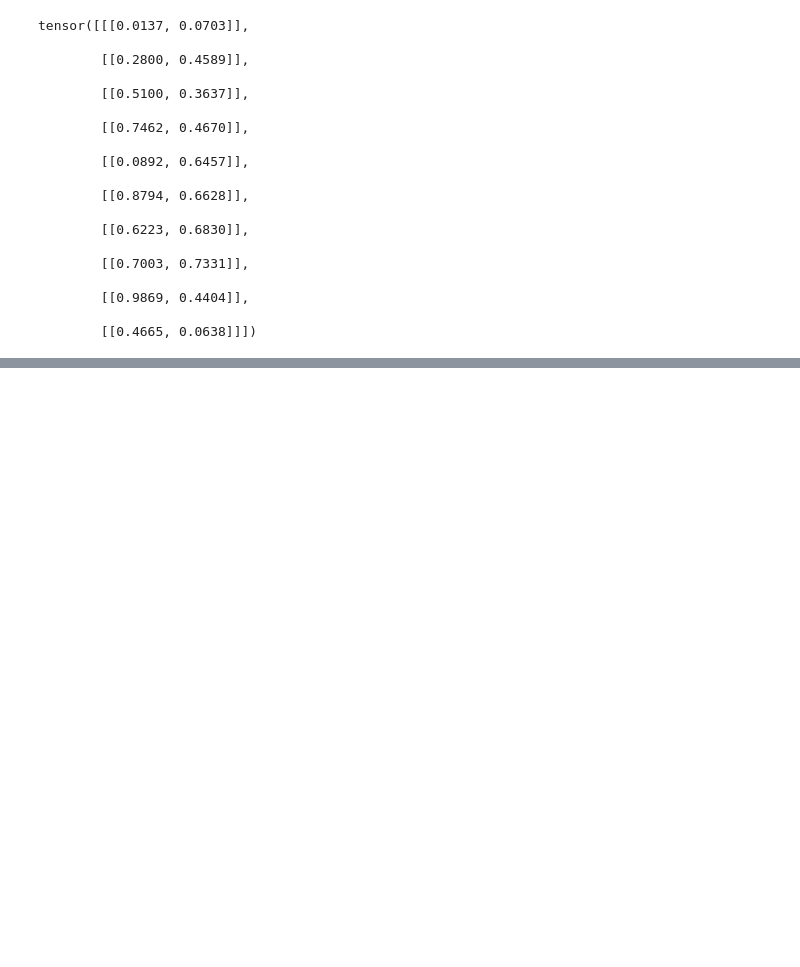
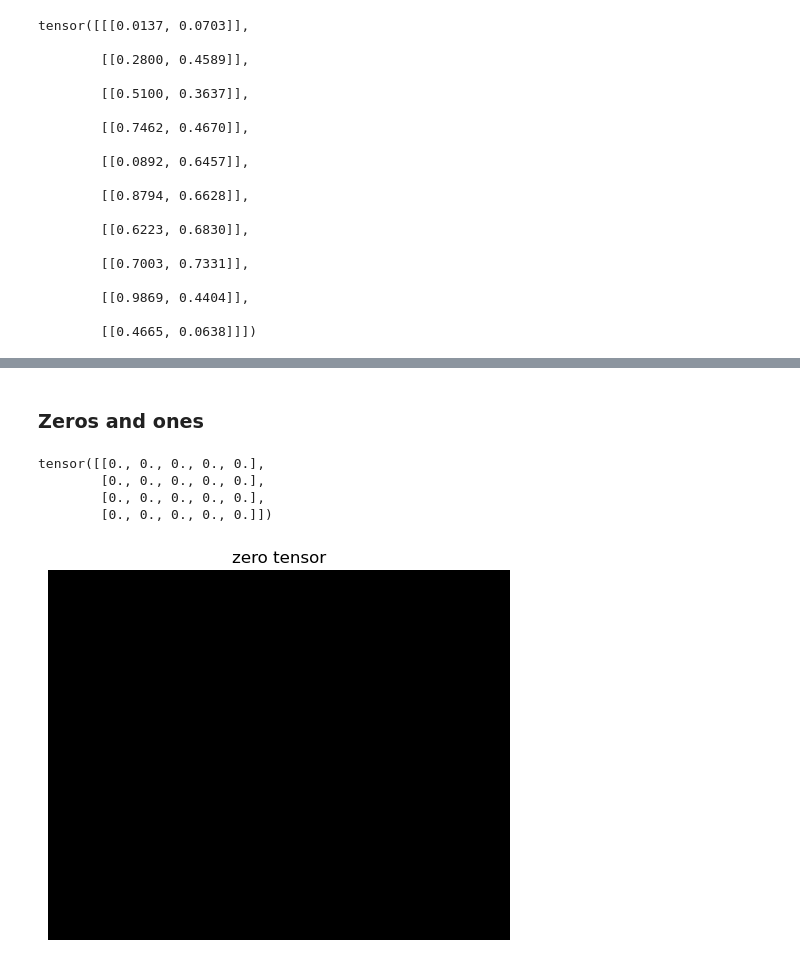
Before and after one commit to SouvickC/Computer_Vision, a Jupyter notebook: 2_Random_num.ipynb, the cells around one changed output, grey strips where cells are left out. Saved outputs shown, nothing was run; the diff lists cells and outputs as text; code cells hidden in the pictures; blank space fills up the shorter version.

```diff
--- a/2_Random_num.ipynb
+++ b/2_Random_num.ipynb
@@ -95,0 +134,20 @@ ModuleNotFoundError: No module named 'sklearn'
+# %% [markdown]
+### Zeros and ones
+# %%
+zeros_tensor=torch.zeros(4,5)
+print(zeros_tensor)
+
+
+def plot_torch(tensor, title):
+    plt.imshow(tensor.numpy(),cmap='grey', vmin=0, vmax=1) ## for avoiding error
+    plt.title(title)
+    plt.axis('off')
+    plt.show()
+
+plot_torch(zeros_tensor, 'zero tensor')
+# %% [output]
+tensor([[0., 0., 0., 0., 0.],
+        [0., 0., 0., 0., 0.],
+        [0., 0., 0., 0., 0.],
+        [0., 0., 0., 0., 0.]])
+[figure, added]
```
Also changed, not shown: parts of 6 cells of this notebook.
